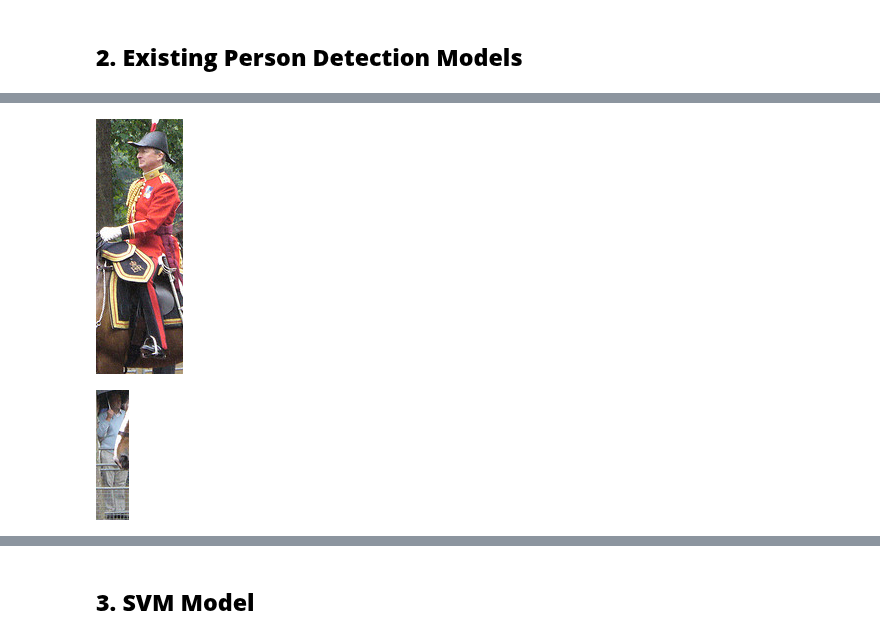
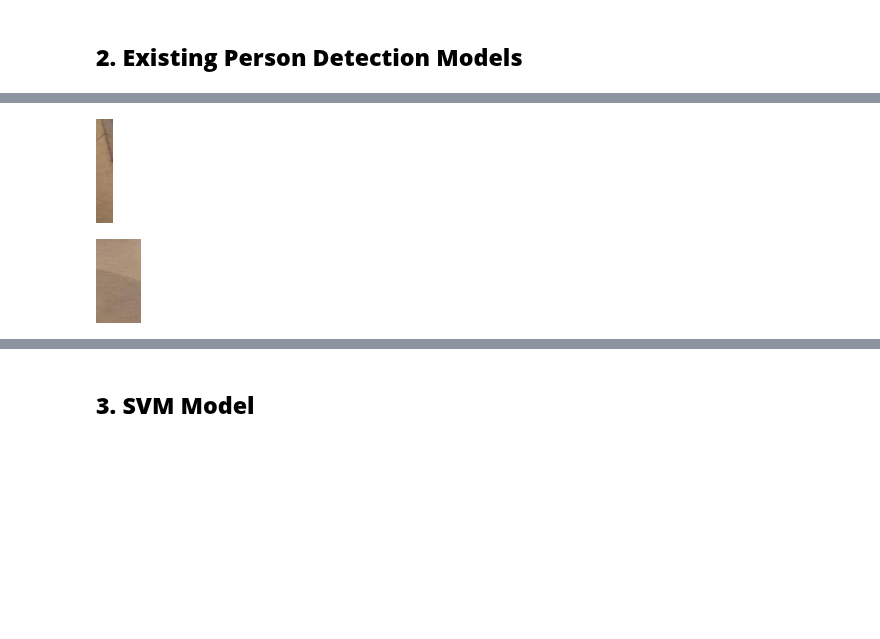
Before and after one commit to du-hr/CrowdCounter, a Jupyter notebook: Crowd_Counter.ipynb, the cells around one changed output, grey strips where cells are left out. Saved outputs shown, nothing was run; the diff lists cells and outputs as text; code cells hidden in the pictures; blank space fills up the shorter version.

```diff
--- a/Crowd_Counter.ipynb
+++ b/Crowd_Counter.ipynb
@@ -106,4 +99,8 @@ cv2_imshow(im)
 # %%
+#Get test image from the dataset
+im = cv2.imread(path + 'seq_001073.jpg')
+
+#Configure the detector
 cfg = get_cfg()
 # add project-specific config (e.g., TensorMask) here if you're not running a model in detectron2's core library
 cfg.merge_from_file(model_zoo.get_config_file("COCO-InstanceSegmentation/mask_rcnn_R_50_FPN_3x.yaml"))
@@ -113,3 +110,11 @@ cfg.MODEL.DEVICE='cpu'
 cfg.MODEL.WEIGHTS = model_zoo.get_checkpoint_url("COCO-InstanceSegmentation/mask_rcnn_R_50_FPN_3x.yaml")
 predictor = DefaultPredictor(cfg)
 outputs = predictor(im)
+# look at the outputs. See https://detectron2.readthedocs.io/tutorials/models.html#model-output-format for specification
+#print(outputs["instances"].pred_classes)
+#print(outputs["instances"].pred_boxes)
+
+# We can use `Visualizer` to draw the predictions on the image.
+v = Visualizer(im[:, :, ::-1], MetadataCatalog.get(cfg.DATASETS.TRAIN[0]), scale=1.2)
+out = v.draw_instance_predictions(outputs["instances"].to("cpu"))
+cv2_imshow(out.get_image()[:, :, ::-1])
@@ -144,29 +123,91 @@ cv2_imshow(out.get_image()[:, :, ::-1])
 # %%
 # box is defined by its top left corner and bottom right corner
 boxes_object = outputs["instances"].pred_boxes.clone()
 # class 0 is a person
 classes_list = outputs["instances"].pred_classes.tolist()
 
 # extract top left corner point and bottom right corner point
 # of every box from Boxes object
 boxesOfPerson_list = []
+
 for i,j in enumerate(boxes_object.__iter__()):
   # only consider boxes with person class
   if classes_list[i] == 0:
     boxesOfPerson_list.append(j.tolist())
 boxesOfPerson = np.array(boxesOfPerson_list)
 
 
 person_images_list = [] # list of 2D person images that were cropped out
+
+
+#Find the max and mins of the cropped images to see what our windows should be
+box = boxesOfPerson[0]
+maxWidth = int(box[2] - box[0])
+maxHeight = int(box[3] - box[1])
+minWidth = int(box[2] - box[0])
+minHeight = int(box[3] - box[1])
+
 # crop out the people from image
 for k in range(boxesOfPerson.shape[0]):
   box = boxesOfPerson[k]
   height = int(box[3] - box[1])
+  if height > maxHeight: maxHeight = height
+  if height < minHeight: minHeight = height
   width = int(box[2] - box[0])
+  if width > maxWidth: maxWidth = width
+  if width < minWidth: minWidth = width
   crop_img = im[int(box[1]):int(box[1])+height, int(box[0]):int(box[0])+width]
   person_images_list.append(crop_img)
-  cv2_imshow(crop_img)
+  #cv2_imshow(crop_img)
 person_images = np.array(person_images_list)
+
+#Now we have the list of people in the image, create random images without people
+
+from PIL import Image
+from matplotlib import cm
+
+#Get the random images
+notPeople = []
+for i in range(100):
+  #Create random width and height
+  w = random.randrange(minWidth, maxWidth)
+  h = random.randrange(minHeight, maxHeight)
+
+  #Create random location
+  x = random.randrange(0, len(im[0])-w)
+  y = random.randrange(0, len(im)-h)
+  location = (x, y)
+
+  isPerson = False
+  #Make sure the random location doesnt intersect with the boxes of people
+  for p in boxesOfPerson:
+    #If a corner of person is in random window, cancel (4 corners = 4 cases)
+    if x < p[0] and y < p[1] and x+w > p[0] and y+h > p[1]: isPerson = True
+    elif x+w > p[2] and y < p[1] and x < p[2] and y+h > p[1]: isPerson = True
+    elif x < p[0] and y+h > p[3] and x+w > p[0] and y < p[3]: isPerson = True
+    elif x < p[2] and y < p[3] and x+w < p[2] and y+h > p[3]: isPerson = True
+    elif x < p[0] and y < p[1] and x+w > p[2] and y+h > p[3]: isPerson = True
+    #If a corner of random window is in person, cancel (4 corners = 4 cases)
+    elif p[2] > x+w and p[1] < y and p[0] < x+w and p[3] > y: isPerson = True
+    elif p[0] < x and p[1] < y and p[2] > x and p[3] > y: isPerson = True
+    elif p[2] > x and p[1] < y+h and p[0] < x and p[3] > y+h: isPerson = True
+    elif p[0] < x+w and p[1] < y+h and p[2] > x+w and p[3] > y+h: isPerson = True
+    #None of the corners interact, but the images still touch (2 cases, if one doesnt work then the other shouldnt either)
+    elif x < p[0] and y > p[1] and x < p[2] and y < p[3] and x+w > p[0] and y+h > p[1] and x+w > p[2] and y+h < p[3]: isPerson = True
+    elif p[0] < x and p[1] > y and p[0] < x+w and p[1] < y+h and p[2] > x and p[3] > y and p[2] > x+w and p[3] < y+h: isPerson = True
+
+
+  if not isPerson:
+    notPerson = Image.fromarray(np.uint8(im)).convert('RGB')
+    notPerson = notPerson.crop((x, y, x+w, y+h))
+    #Change to numpy array for consistency
+    notPerson = np.array(notPerson)
+    notPeople.append(notPerson)
+    notPerson
+
+#Lets display the notPeople images
+for notPerson in notPeople:
+  cv2_imshow(notPerson)
 # %% [output]
-[figure, old version]
+[figure, new version]
-[figure, old version]
+[figure, new version]
```
Also changed, not shown: parts of 9 cells of this notebook.
